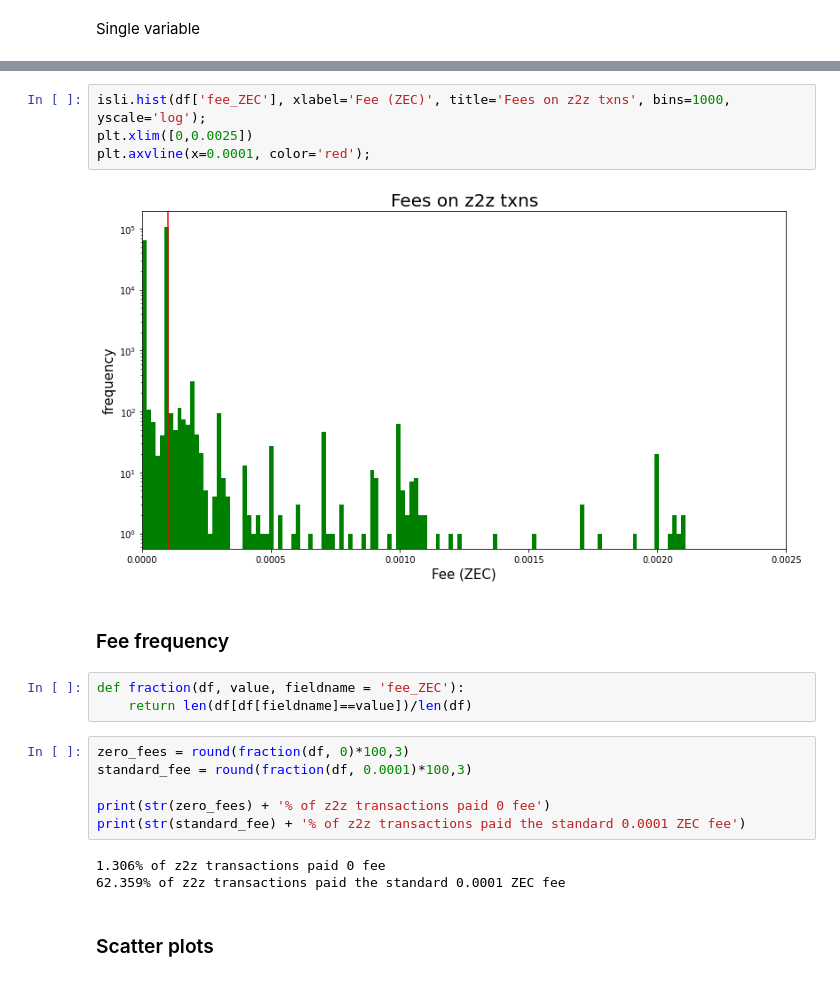
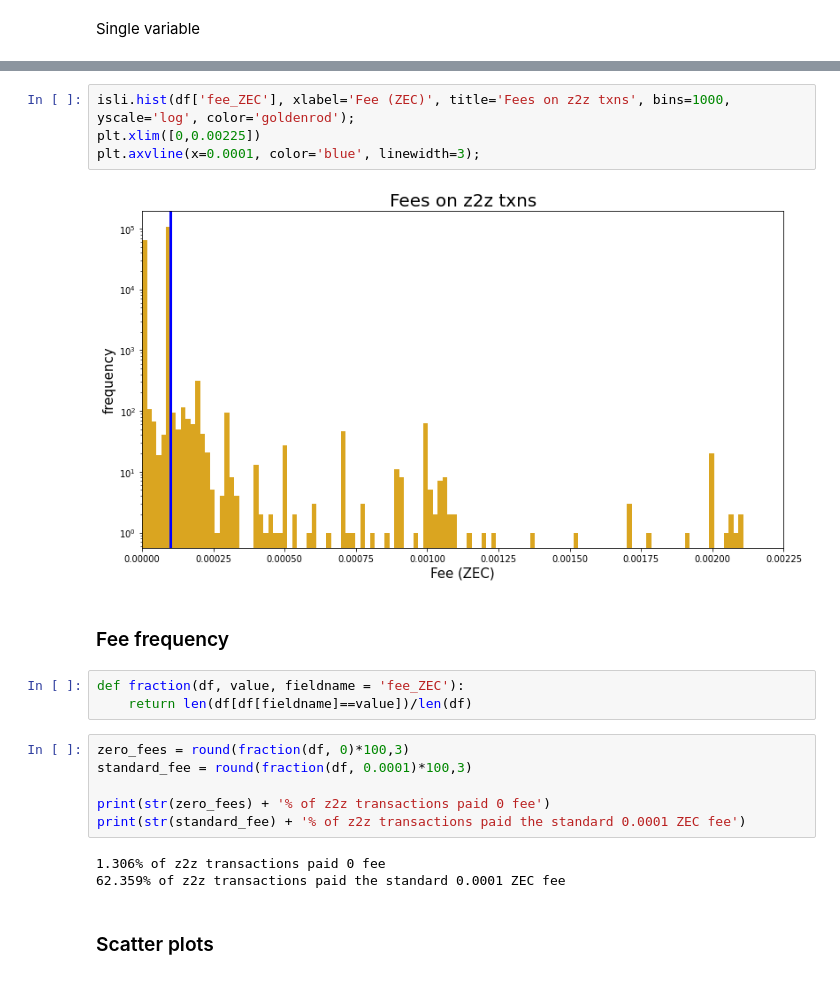
Before and after one commit to Mitchellpkt/z2z-metadata, a Jupyter notebook: analysis/analysis.ipynb, the cells around one changed output, grey strips where cells are left out. Cells and saved outputs as stored; diff of their text form.

```diff
--- a/analysis/analysis.ipynb
+++ b/analysis/analysis.ipynb
@@ -60,23 +60,23 @@ isli.hist(df['fee_ZEC'], xlabel='Fee (ZEC)', title='Fees on z2z txns', bins=100,
-# %%
-isli.hist(df['fee_ZEC'], xlabel='Fee (ZEC)', title='Fees on z2z txns', bins=1000, yscale='log');
-plt.xlim([0,0.0025])
-plt.axvline(x=0.0001, color='red');
-# %% [output]
-[figure, removed]
-# %% [markdown]
-### Fee frequency
-# %%
-def fraction(df, value, fieldname = 'fee_ZEC'):
-    return len(df[df[fieldname]==value])/len(df)
-# %%
-zero_fees = round(fraction(df, 0)*100,3)
-standard_fee = round(fraction(df, 0.0001)*100,3)
-
-print(str(zero_fees) + '% of z2z transactions paid 0 fee')
-print(str(standard_fee) + '% of z2z transactions paid the standard 0.0001 ZEC fee')
-# %% [output]
-1.306% of z2z transactions paid 0 fee
-62.359% of z2z transactions paid the standard 0.0001 ZEC fee
+# %%
+isli.hist(df['fee_ZEC'], xlabel='Fee (ZEC)', title='Fees on z2z txns', bins=1000, yscale='log', color='goldenrod');
+plt.xlim([0,0.00225])
+plt.axvline(x=0.0001, color='blue', linewidth=3);
+# %% [output]
+[figure, added]
+# %% [markdown]
+### Fee frequency
+# %%
+def fraction(df, value, fieldname = 'fee_ZEC'):
+    return len(df[df[fieldname]==value])/len(df)
+# %%
+zero_fees = round(fraction(df, 0)*100,3)
+standard_fee = round(fraction(df, 0.0001)*100,3)
+
+print(str(zero_fees) + '% of z2z transactions paid 0 fee')
+print(str(standard_fee) + '% of z2z transactions paid the standard 0.0001 ZEC fee')
+# %% [output]
+1.306% of z2z transactions paid 0 fee
+62.359% of z2z transactions paid the standard 0.0001 ZEC fee
 # %% [markdown]
 ### Scatter plots
 # %% [markdown]
```
Also changed, not shown: parts of 8 cells of this notebook.
